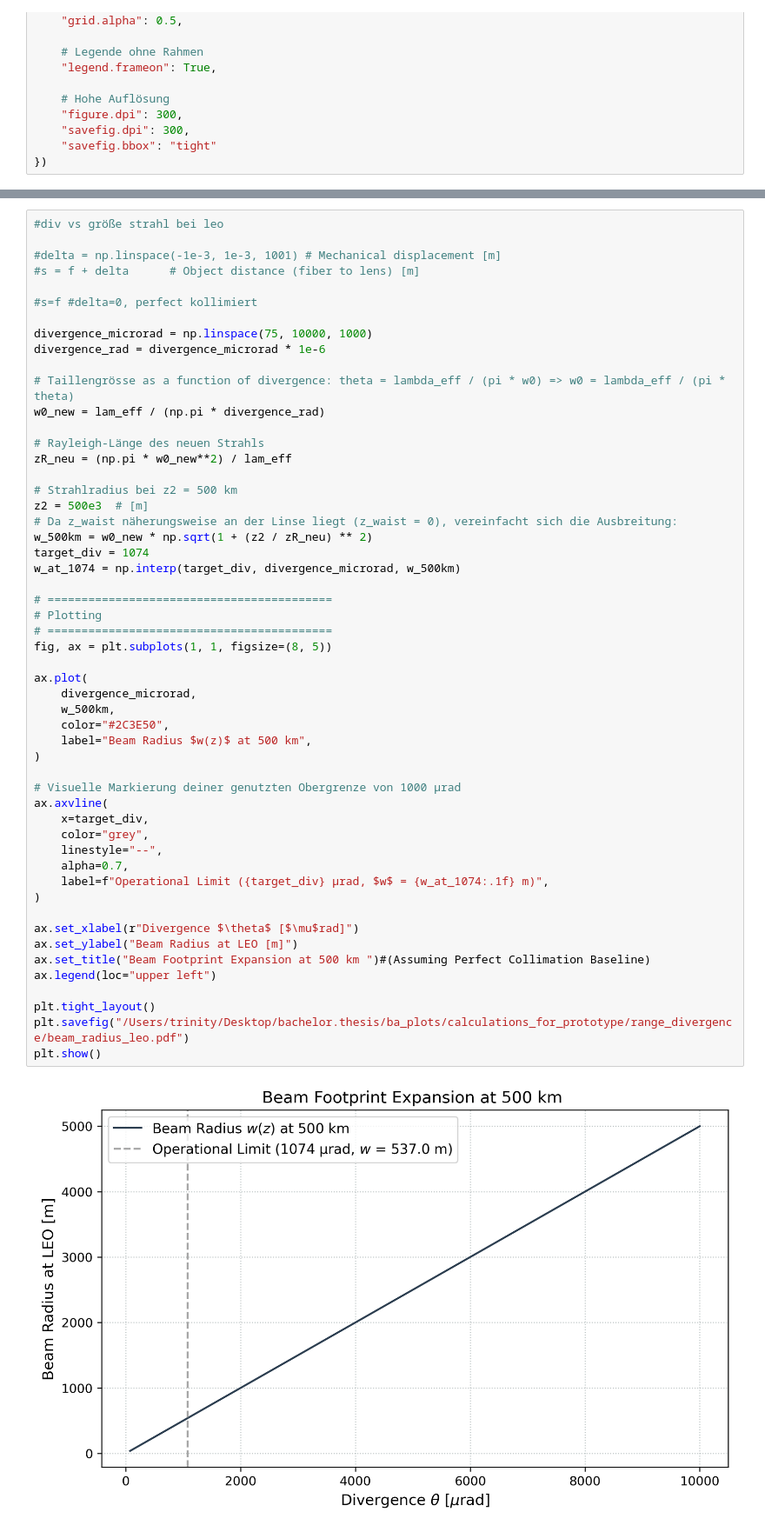
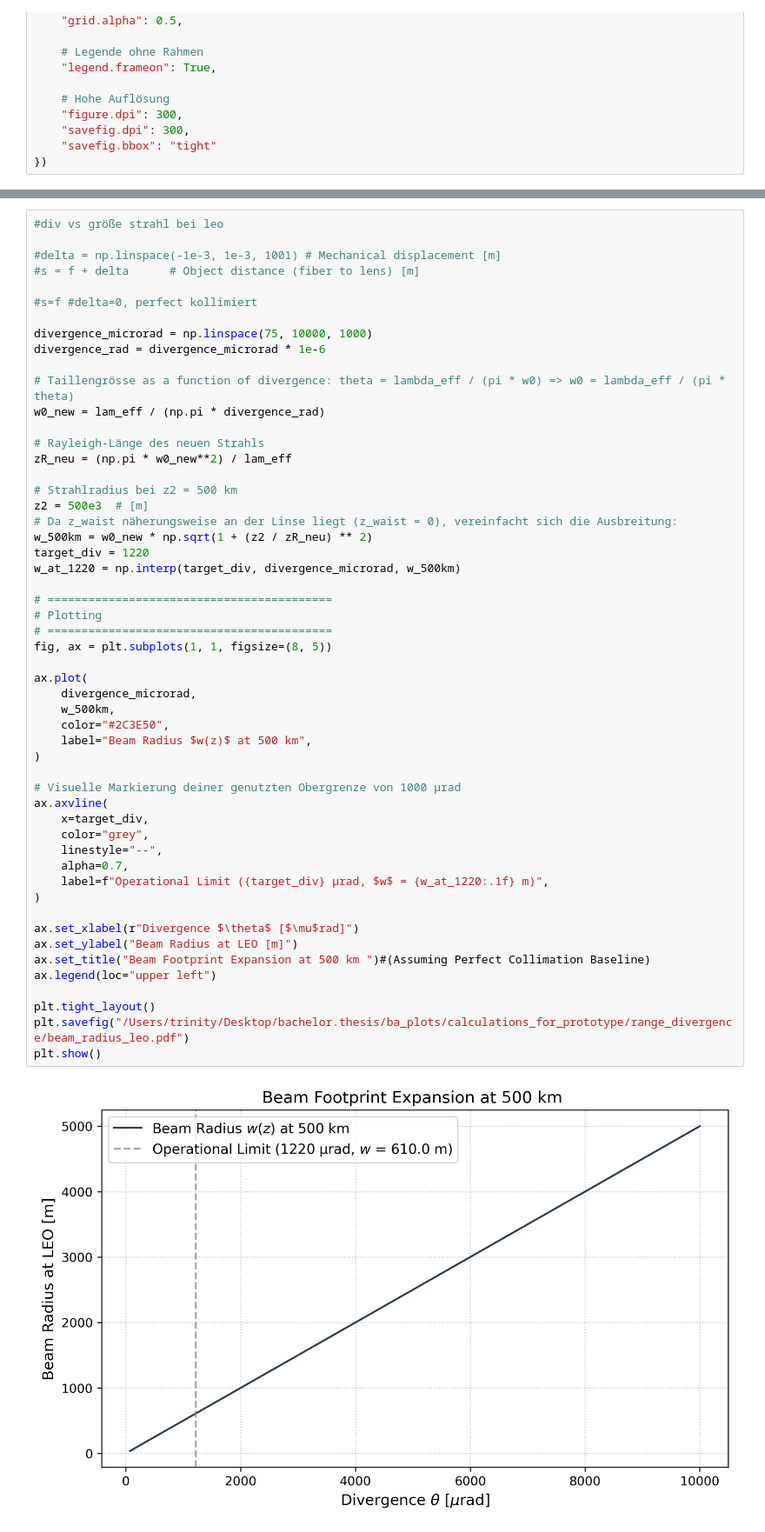
Before and after one commit to CodeTurtleT/lasercom-divergence-control, a Jupyter notebook: range_plots_ba.ipynb, the cells around one changed output, grey strips where cells are left out. Shown at 87% size. Saved outputs shown, nothing was run; the diff lists cells and outputs as text.

```diff
--- a/range_plots_ba.ipynb
+++ b/range_plots_ba.ipynb
@@ -175,37 +175,37 @@ zR_neu = (np.pi * w0_new**2) / lam_eff
 z2 = 500e3  # [m]
 # Da z_waist näherungsweise an der Linse liegt (z_waist = 0), vereinfacht sich die Ausbreitung:
 w_500km = w0_new * np.sqrt(1 + (z2 / zR_neu) ** 2)
-target_div = 1074
-w_at_1074 = np.interp(target_div, divergence_microrad, w_500km)
+target_div = 1220
+w_at_1220 = np.interp(target_div, divergence_microrad, w_500km)
 
 # ==========================================
 # Plotting
 # ==========================================
 fig, ax = plt.subplots(1, 1, figsize=(8, 5))
 
 ax.plot(
     divergence_microrad,
     w_500km,
     color="#2C3E50",
     label="Beam Radius $w(z)$ at 500 km",
 )
 
 # Visuelle Markierung deiner genutzten Obergrenze von 1000 µrad
 ax.axvline(
     x=target_div,
     color="grey",
     linestyle="--",
     alpha=0.7,
-    label=f"Operational Limit ({target_div} µrad, $w$ = {w_at_1074:.1f} m)",
+    label=f"Operational Limit ({target_div} µrad, $w$ = {w_at_1220:.1f} m)",
 )
 
 ax.set_xlabel(r"Divergence $\theta$ [$\mu$rad]")
 ax.set_ylabel("Beam Radius at LEO [m]")
 ax.set_title("Beam Footprint Expansion at 500 km ")#(Assuming Perfect Collimation Baseline)
 ax.legend(loc="upper left")
 
 plt.tight_layout()
 plt.savefig("/Users/trinity/Desktop/bachelor.thesis/ba_plots/calculations_for_prototype/range_divergence/beam_radius_leo.pdf")
 plt.show()
 # %% [output]
-[figure, old version]
+[figure, new version]
```
Also changed, not shown: 1 other file.
